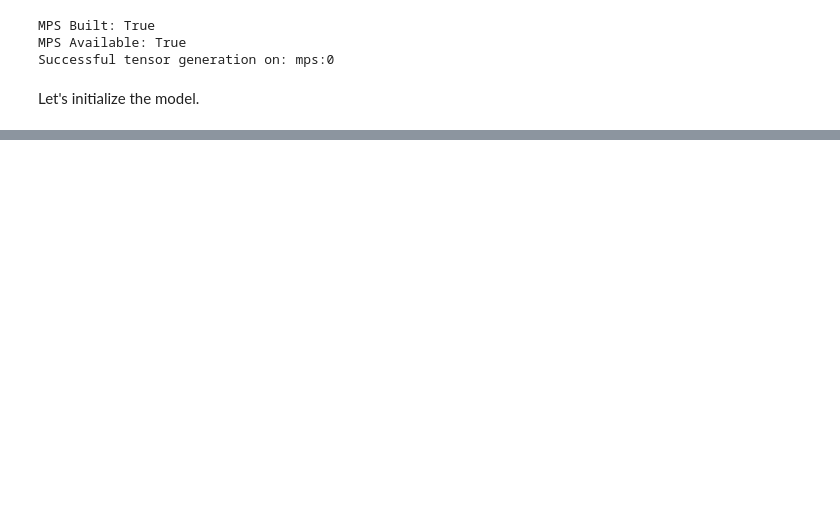
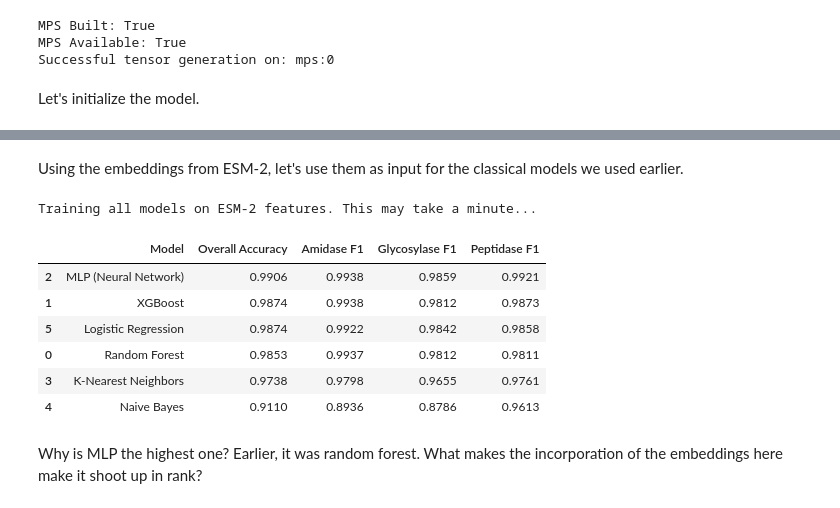
Before and after one commit to Criflar/phage-enzyme-classifier, a Jupyter notebook: phagelytic-esm.ipynb, the cells around one changed output, grey strips where cells are left out. Saved outputs shown, nothing was run; the diff lists cells and outputs as text; code cells hidden in the pictures; blank space fills up the shorter version.

```diff
--- a/phagelytic-esm.ipynb
+++ b/phagelytic-esm.ipynb
@@ -415,0 +495,75 @@ Downloading: "https://dl.fbaipublicfiles.com/fair-esm/models/esm2_t30_150M_UR50D
+# %% [markdown]
+Using the embeddings from ESM-2, let's use them as input for the classical models we used earlier.
+# %%
+import pandas as pd
+import numpy as np
+from sklearn.model_selection import train_test_split
+from sklearn.preprocessing import LabelEncoder, StandardScaler
+from sklearn.ensemble import RandomForestClassifier
+from xgboost import XGBClassifier
+from sklearn.neural_network import MLPClassifier
+from sklearn.neighbors import KNeighborsClassifier
+from sklearn.naive_bayes import GaussianNB
+from sklearn.linear_model import LogisticRegression
+from sklearn.metrics import classification_report
+
+# 1. Load your ESM-2 Feature Matrix and Labels
+X_esm = np.load('X_esm_features.npy')
+y_raw = np.load('y_labels.npy', allow_pickle=True)
+
+# 2. Encode string labels
+le = LabelEncoder()
+y = le.fit_transform(y_raw)
+
+# 3. Stratified Split (80/20)
+X_train, X_test, y_train, y_test = train_test_split(
+    X_esm, y, test_size=0.2, random_state=42, stratify=y
+)
+
+# 4. Scale the Data (Standardizes the 640 dimensions)
+scaler = StandardScaler()
+X_train_scaled = scaler.fit_transform(X_train)
+X_test_scaled = scaler.transform(X_test)
+
+# 5. Initialize Models
+models = {
+    "Random Forest": RandomForestClassifier(random_state=42),
+    "XGBoost": XGBClassifier(random_state=42, eval_metric='mlogloss'),
+    "MLP (Neural Network)": MLPClassifier(random_state=42, max_iter=1000),
+    "K-Nearest Neighbors": KNeighborsClassifier(),
+    "Naive Bayes": GaussianNB(),
+    "Logistic Regression": LogisticRegression(random_state=42, max_iter=1000)
+}
+
+# 6. Execute Matrix
+esm_results_list = []
+
+print("Training all models on ESM-2 features. This may take a minute...")
+for name, model in models.items():
+    model.fit(X_train_scaled, y_train)
+    preds = model.predict(X_test_scaled)
+
+    report = classification_report(y_test, preds, target_names=le.classes_, output_dict=True, zero_division=0)
+
+    esm_results_list.append({
+        "Model": name,
+        "Overall Accuracy": round(report['accuracy'], 4),
+        "Amidase F1": round(report['Amidase']['f1-score'], 4),
+        "Glycosylase F1": round(report['Glycosylase']['f1-score'], 4),
+        "Peptidase F1": round(report['Peptidase']['f1-score'], 4)
+    })
+
+# 7. Results Table
+esm_results_df = pd.DataFrame(esm_results_list).sort_values(by="Overall Accuracy", ascending=False)
+esm_results_df
+# %% [output]
+Training all models on ESM-2 features. This may take a minute...
+|  | Model | Overall Accuracy | Amidase F1 | Glycosylase F1 | Peptidase F1 |
+| 2 | MLP (Neural Network) | 0.9906 | 0.9938 | 0.9859 | 0.9921 |
+| 1 | XGBoost | 0.9874 | 0.9938 | 0.9812 | 0.9873 |
+| 5 | Logistic Regression | 0.9874 | 0.9922 | 0.9842 | 0.9858 |
+| 0 | Random Forest | 0.9853 | 0.9937 | 0.9812 | 0.9811 |
+| 3 | K-Nearest Neighbors | 0.9738 | 0.9798 | 0.9655 | 0.9761 |
+| 4 | Naive Bayes | 0.9110 | 0.8936 | 0.8786 | 0.9613 |
+# %% [markdown]
+Why is MLP the highest one? Earlier, it was random forest. What makes the incorporation of the embeddings here make it shoot up in rank?
```
Also changed, not shown: parts of 9 cells of this notebook, 4 other files.
